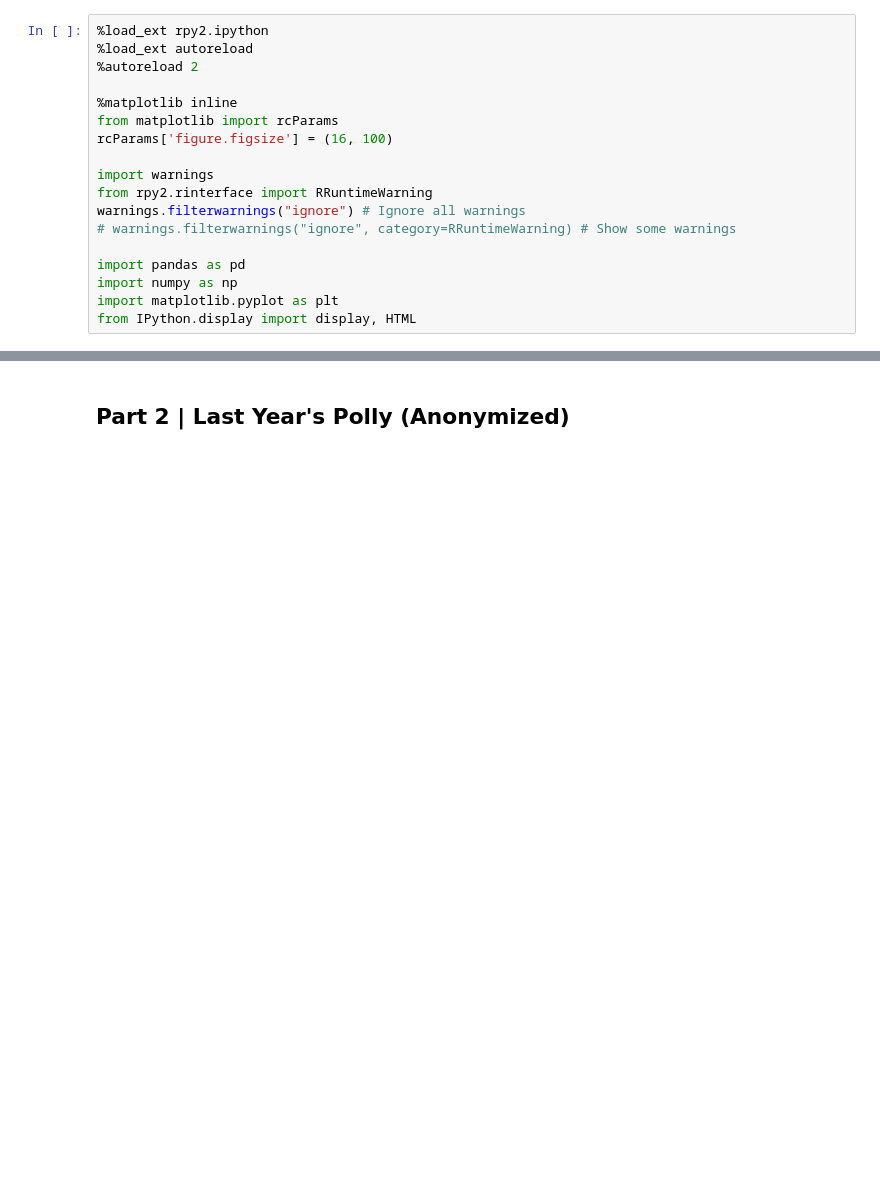
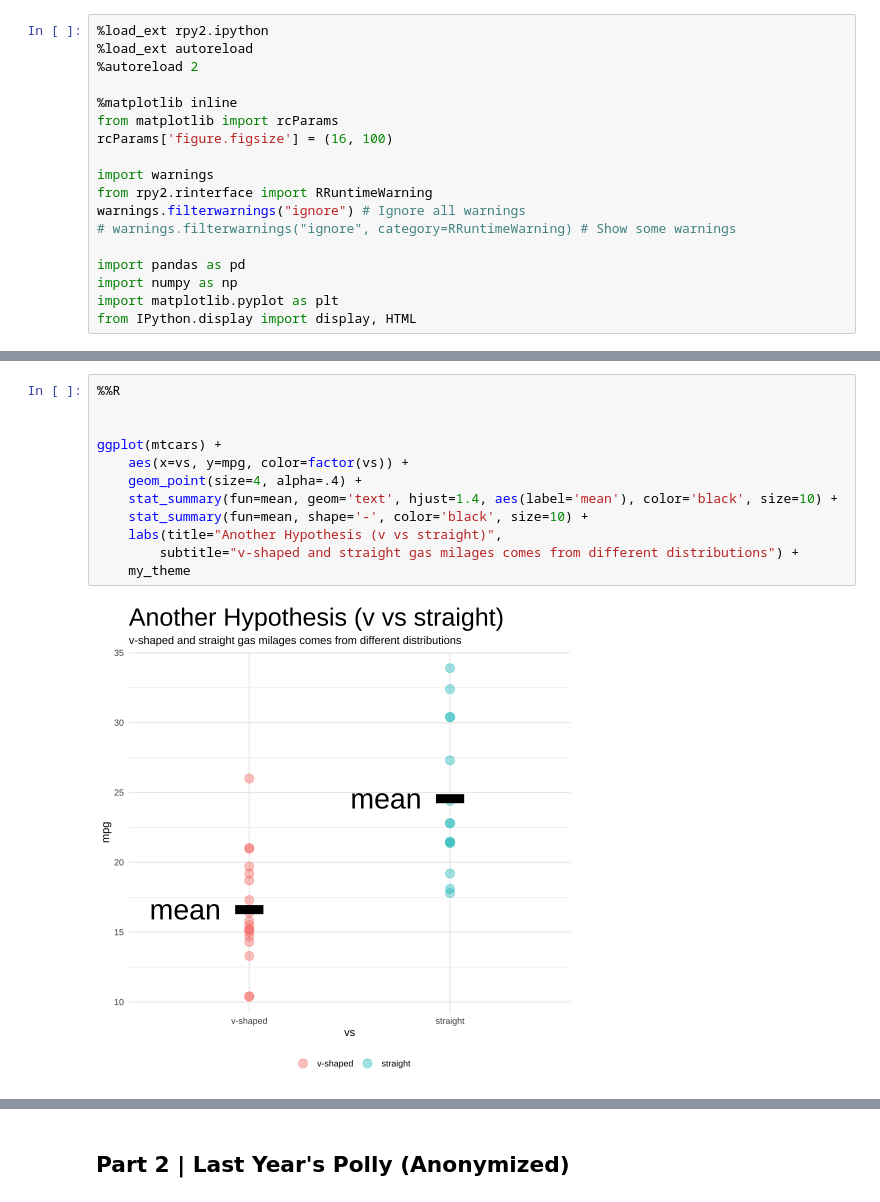
Before and after one commit to data4news/hypotheses, a Jupyter notebook: notebook.ipynb, the cells around one changed output, grey strips where cells are left out. Cells and saved outputs as stored; diff of their text form; blank space fills up the shorter version.

```diff
--- a/notebook.ipynb
+++ b/notebook.ipynb
@@ -70,0 +163,14 @@ mtcars
+# %%
+%%R
+
+
+ggplot(mtcars) +
+    aes(x=vs, y=mpg, color=factor(vs)) +
+    geom_point(size=4, alpha=.4) +
+    stat_summary(fun=mean, geom='text', hjust=1.4, aes(label='mean'), color='black', size=10) +
+    stat_summary(fun=mean, shape='-', color='black', size=10) +
+    labs(title="Another Hypothesis (v vs straight)",
+        subtitle="v-shaped and straight gas milages comes from different distributions") +
+    my_theme
+# %% [output]
+[figure, added]
```
Also changed, not shown: parts of 42 cells of this notebook.
